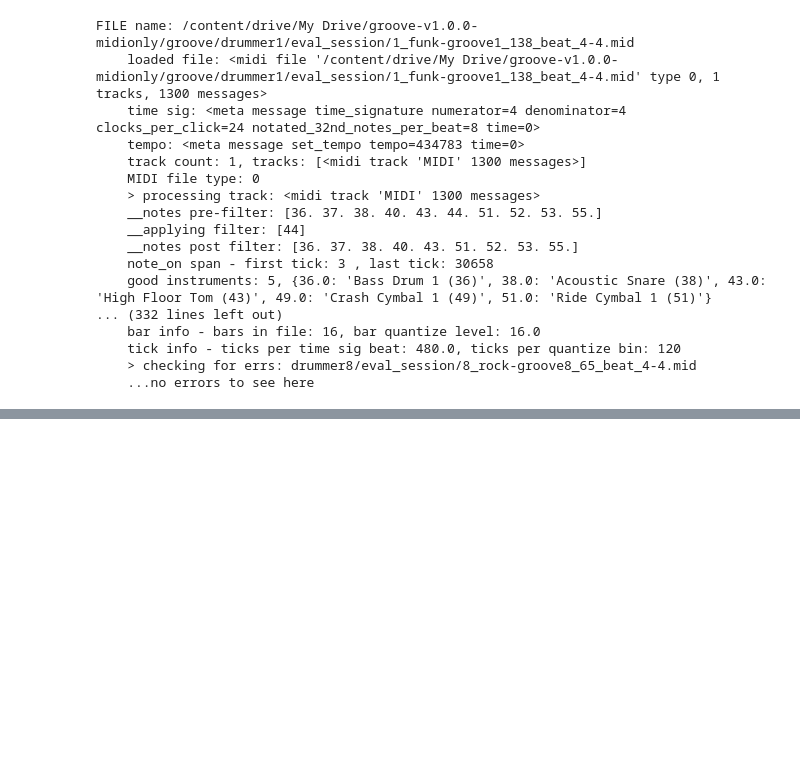
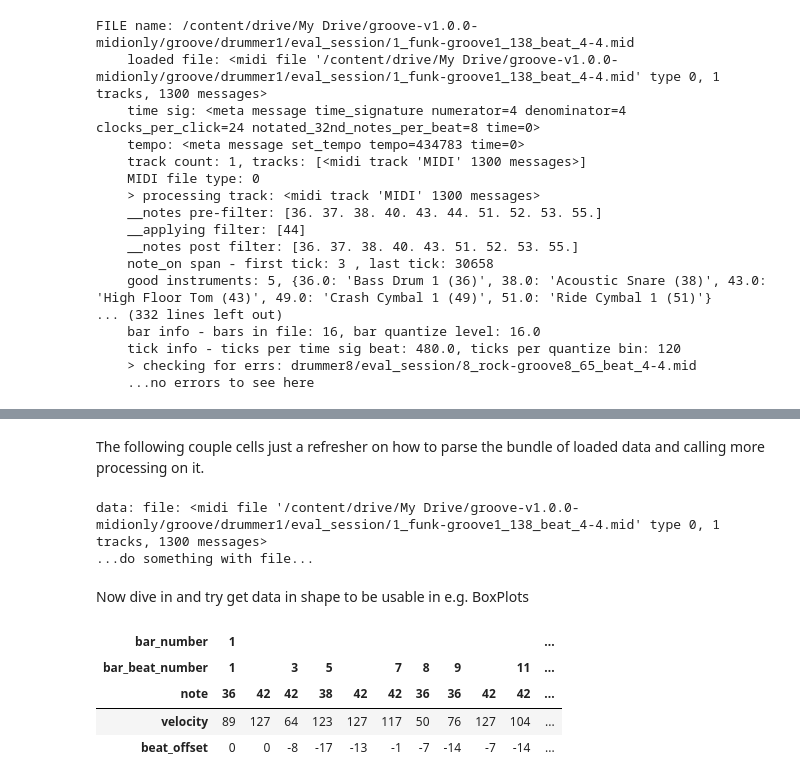
Before and after one commit to curtiscu/LYIT, a Jupyter notebook: BulkVisualisations_1.ipynb, the cells around one changed output, grey strips where cells are left out. Drawn from its saved outputs; the diff is of its cells as text; code cells hidden in the pictures; blank space fills up the shorter version.

```diff
--- a/BulkVisualisations_1.ipynb
+++ b/BulkVisualisations_1.ipynb
@@ -335,0 +360,2 @@ FILE name: /content/drive/My Drive/groove-v1.0.0-midionly/groove/drummer1/eval_s
+# %% [markdown]
+The following couple cells just a refresher on how to parse the bundle of loaded data and calling more processing on it.
@@ -335,0 +365,12 @@ FILE name: /content/drive/My Drive/groove-v1.0.0-midionly/groove/drummer1/eval_s
+# %%
+
+for next_file in all_drummer_data.keys():
+  perf_data = all_drummer_data[next_file]
+  print('data: {}'.format(perf_data.file_wrapper))
+  do_stuff(perf_data.file_df)
+  break  # testing, remove 'break' to process everything
+# %% [output]
+data: file: <midi file '/content/drive/My Drive/groove-v1.0.0-midionly/groove/drummer1/eval_session/1_funk-groove1_138_beat_4-4.mid' type 0, 1 tracks, 1300 messages>
+...do something with file...
+# %% [markdown]
+Now dive in and try get data in shape to be usable in e.g. BoxPlots
@@ -335,0 +379,9 @@ FILE name: /content/drive/My Drive/groove-v1.0.0-midionly/groove/drummer1/eval_s
+# %%
+#stats_1.T.stack(1).unstack(0).fillna(0)
+stats_df.T# .stack(1).unstack(0).fillna(0)
+# %% [output]
+| bar_number | 1 |  |  |  |  |  |  |  |  |  | ... |
+| bar_beat_number | 1 |  | 3 | 5 |  | 7 | 8 | 9 |  | 11 | ... |
+| note | 36 | 42 | 42 | 38 | 42 | 42 | 36 | 36 | 42 | 42 | ... |
+| velocity | 89 | 127 | 64 | 123 | 127 | 117 | 50 | 76 | 127 | 104 | ... |
+| beat_offset | 0 | 0 | -8 | -17 | -13 | -1 | -7 | -14 | -7 | -14 | ... |
```
Also changed, not shown: parts of 18 cells of this notebook.
